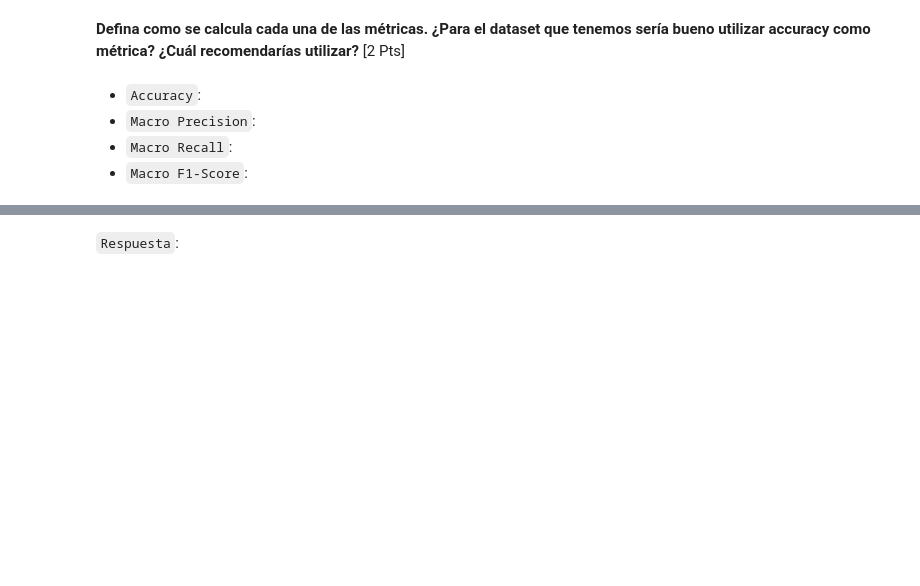
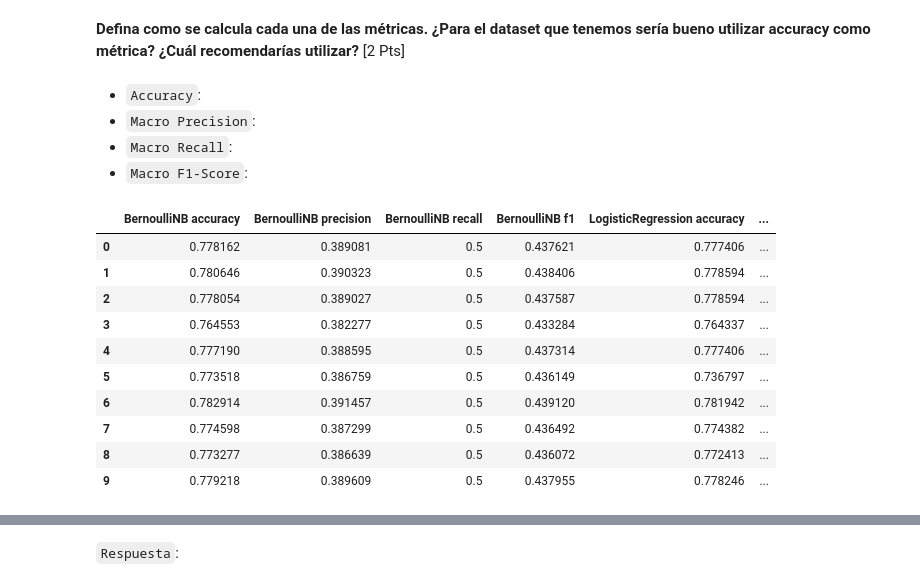
Before and after one commit to Bastian951/INF398-INTRODUCCION-AL-APRENDIZAJE-AUTOMATICO, a Jupyter notebook: Tarea 1/Tarea_1_ML_2022_1.ipynb, the cells around one changed output, grey strips where cells are left out. Cells and saved outputs as stored; diff of their text form; code cells hidden in the pictures; blank space fills up the shorter version.

```diff
--- a/Tarea 1/Tarea_1_ML_2022_1.ipynb
+++ b/Tarea 1/Tarea_1_ML_2022_1.ipynb
@@ -657,8 +661,20 @@ def entrenamiento(scores, df_data, algoritmo,K):
 # %%
 # Llamar a la funcion
 scores = pd.DataFrame(index=np.arange(10))
 
 scores = entrenamiento(scores, df_data, 'BernoulliNB',10)
 scores = entrenamiento(scores, df_data, 'LogisticRegression',10)
-
+scores = entrenamiento(scores, df_data, 'LinearSVC',10)
 scores
+# %% [output]
+|  | BernoulliNB accuracy | BernoulliNB precision | BernoulliNB recall | BernoulliNB f1 | LogisticRegression accuracy | ... |
+| 0 | 0.778162 | 0.389081 | 0.5 | 0.437621 | 0.777406 | ... |
+| 1 | 0.780646 | 0.390323 | 0.5 | 0.438406 | 0.778594 | ... |
+| 2 | 0.778054 | 0.389027 | 0.5 | 0.437587 | 0.778594 | ... |
+| 3 | 0.764553 | 0.382277 | 0.5 | 0.433284 | 0.764337 | ... |
+| 4 | 0.777190 | 0.388595 | 0.5 | 0.437314 | 0.777406 | ... |
+| 5 | 0.773518 | 0.386759 | 0.5 | 0.436149 | 0.736797 | ... |
+| 6 | 0.782914 | 0.391457 | 0.5 | 0.439120 | 0.781942 | ... |
+| 7 | 0.774598 | 0.387299 | 0.5 | 0.436492 | 0.774382 | ... |
+| 8 | 0.773277 | 0.386639 | 0.5 | 0.436072 | 0.772413 | ... |
+| 9 | 0.779218 | 0.389609 | 0.5 | 0.437955 | 0.778246 | ... |
```
Also changed, not shown: parts of 3 cells of this notebook.
